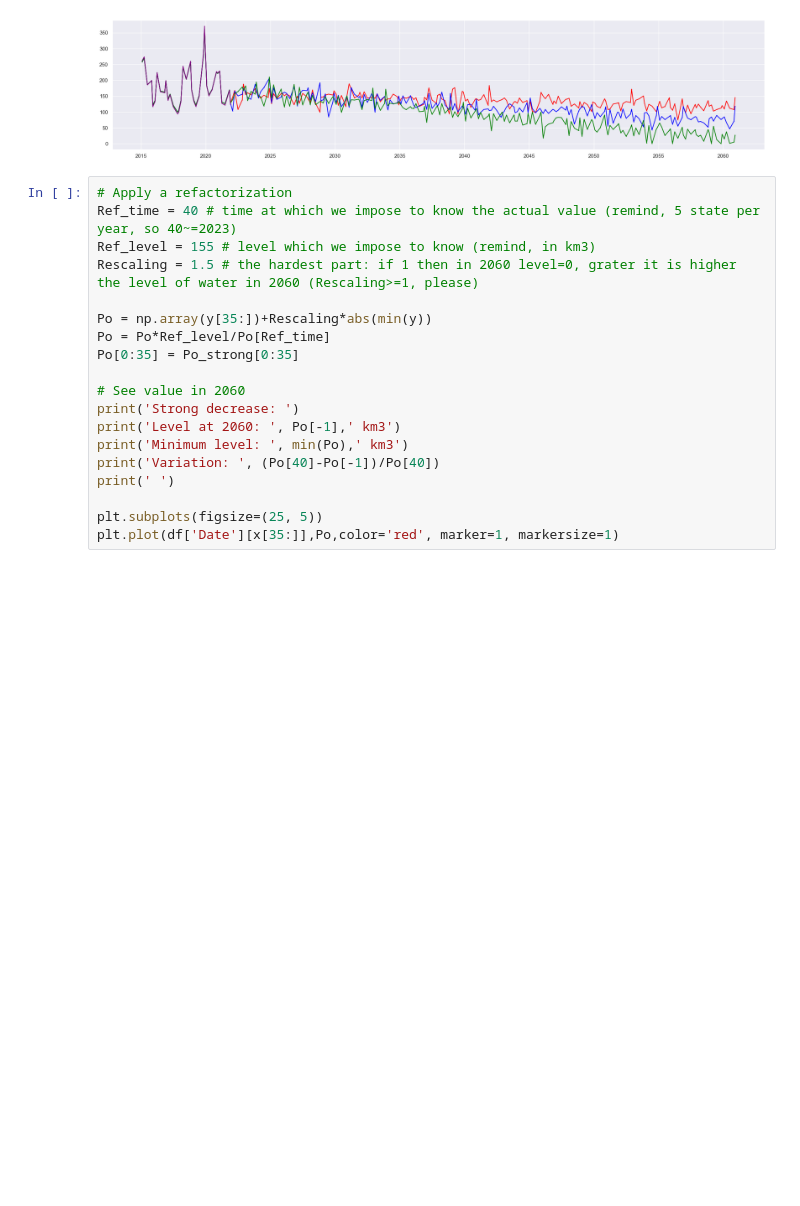
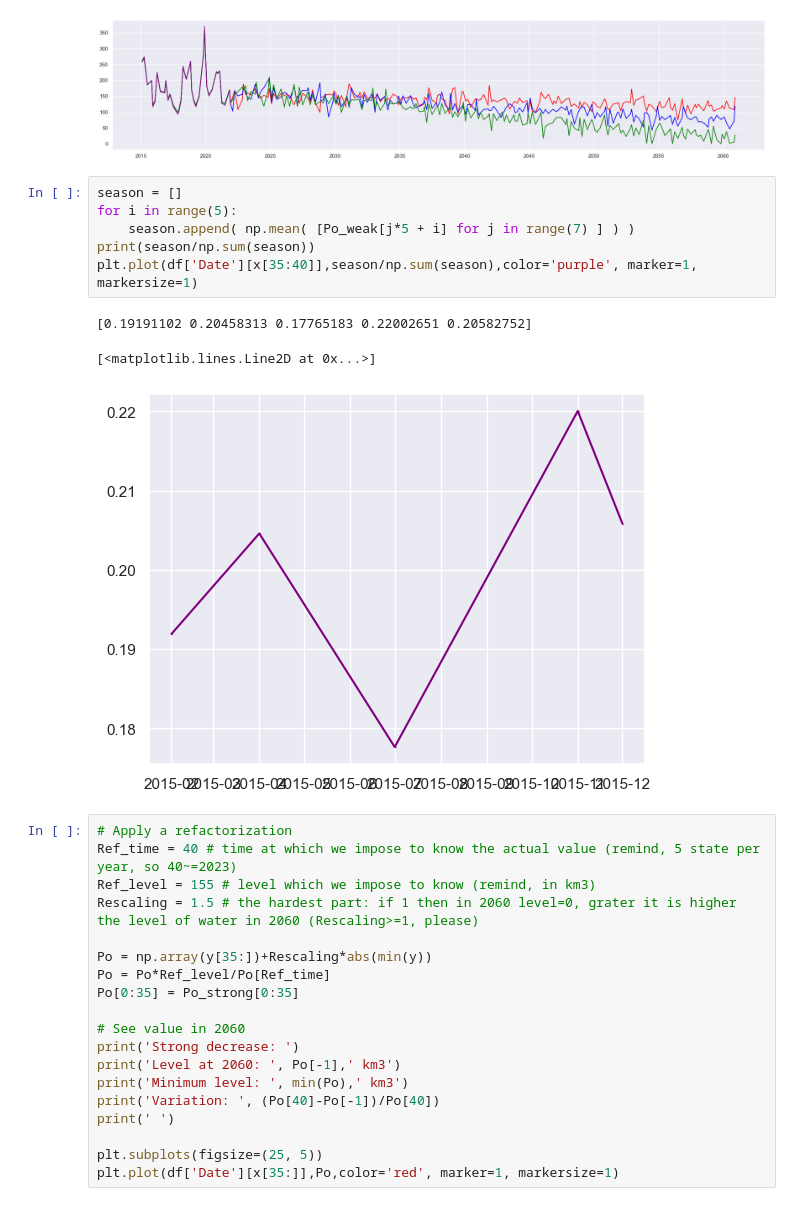
Before and after one commit to lorenzoferrara/climate-change, a Jupyter notebook: PoLevelProjection.ipynb, the cells around one changed output. Cells and saved outputs as stored; diff of their text form; blank space fills up the shorter version.

```diff
--- a/PoLevelProjection.ipynb
+++ b/PoLevelProjection.ipynb
@@ -387,6 +387,16 @@ Minimum level:  42.99942251049172  km3
 Variation:  0.278106594337023
 [<matplotlib.lines.Line2D at 0x...>]
 [figure]
+# %%
+season = []
+for i in range(5):
+    season.append( np.mean( [Po_weak[j*5 + i] for j in range(7) ] ) )
+print(season/np.sum(season))
+plt.plot(df['Date'][x[35:40]],season/np.sum(season),color='purple', marker=1, markersize=1)
+# %% [output]
+[0.19191102 0.20458313 0.17765183 0.22002651 0.20582752]
+[<matplotlib.lines.Line2D at 0x...>]
+[figure, added]
 # %%
 # Apply a refactorization
 Ref_time = 40 # time at which we impose to know the actual value (remind, 5 state per year, so 40~=2023)
```
Also changed, not shown: 22 other files.
